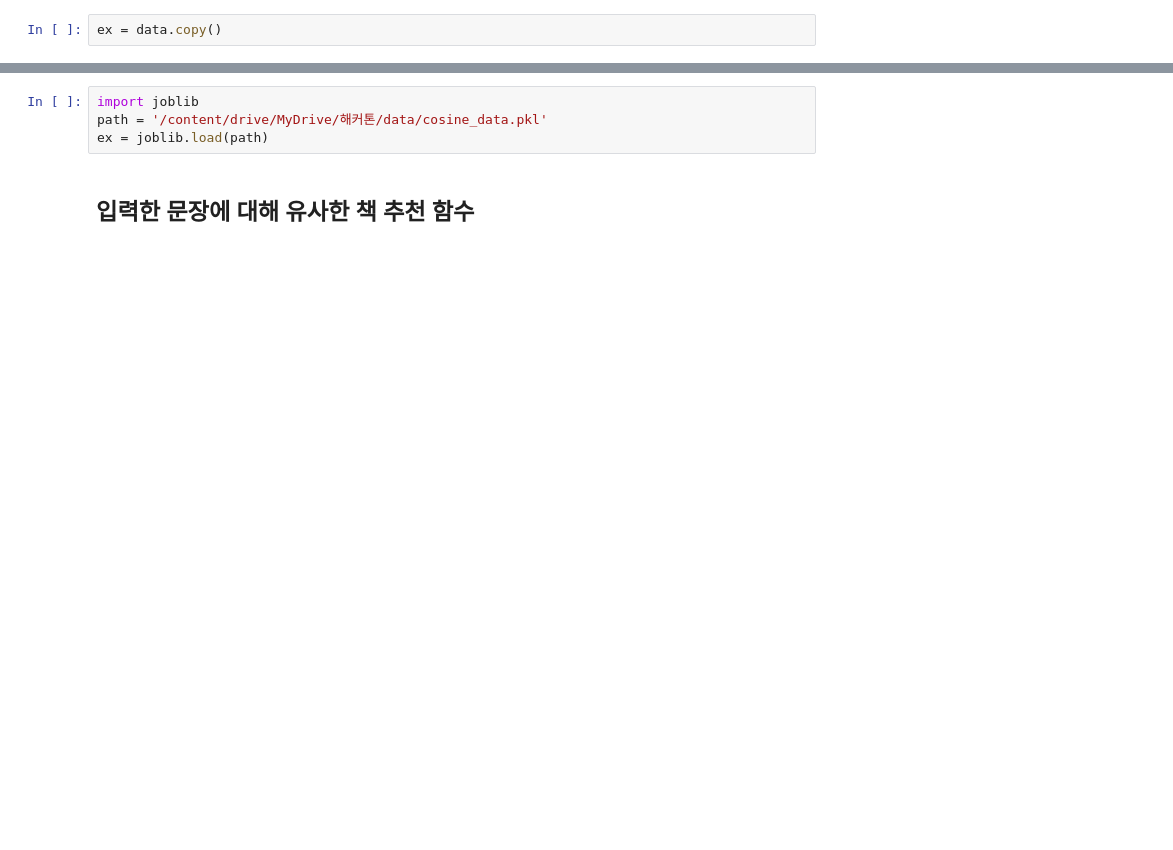
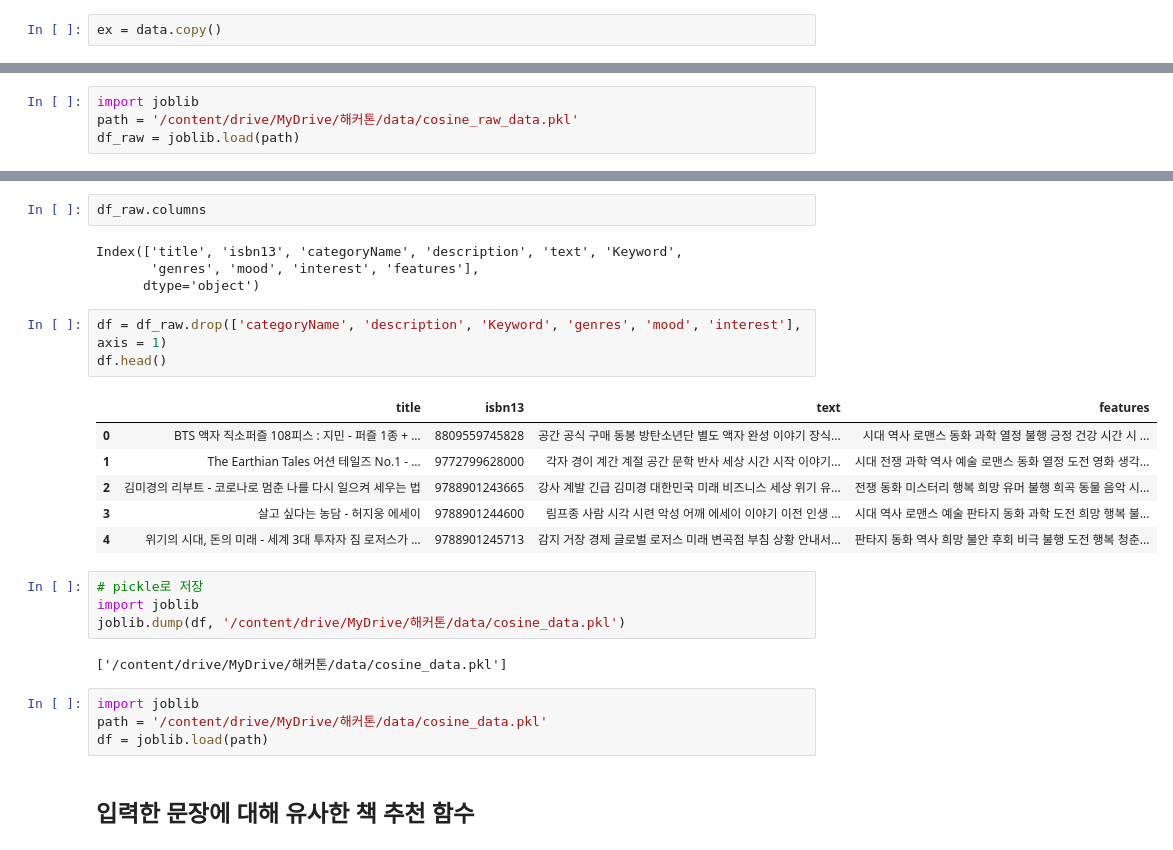
Before and after one commit to Bookieum/Bookieum_-AI, a Jupyter notebook: content-based filtering.ipynb, the cells around one changed output, grey strips where cells are left out. Drawn from its saved outputs; the diff is of its cells as text; blank space fills up the shorter version.

Commit message:
# function content-based-filtering

```diff
--- a/content-based filtering.ipynb
+++ b/content-based filtering.ipynb
@@ -763,0 +758,4 @@ Requirement already satisfied: six>=1.5 in /usr/local/lib/python3.10/dist-packag
+# %%
+import joblib
+path = '/content/drive/MyDrive/해커톤/data/cosine_raw_data.pkl'
+df_raw = joblib.load(path)
@@ -764,7 +771,29 @@ Requirement already satisfied: six>=1.5 in /usr/local/lib/python3.10/dist-packag
+# %%
+df_raw.columns
+# %% [output]
+Index(['title', 'isbn13', 'categoryName', 'description', 'text', 'Keyword',
+       'genres', 'mood', 'interest', 'features'],
+      dtype='object')
+# %%
+df = df_raw.drop(['categoryName', 'description', 'Keyword', 'genres', 'mood', 'interest'], axis = 1)
+df.head()
+# %% [output]
+|  | title | isbn13 | text | features |
+| 0 | BTS 액자 직소퍼즐 108피스 : 지민 - 퍼즐 1종 + ... | 8809559745828 | 공간 공식 구매 동봉 방탄소년단 별도 액자 완성 이야기 장식... | 시대 역사 로맨스 동화 과학 열정 불행 긍정 건강 시간 시 ... |
+| 1 | The Earthian Tales 어션 테일즈 No.1 - ... | 9772799628000 | 각자 경이 계간 계절 공간 문학 반사 세상 시간 시작 이야기... | 시대 전쟁 과학 역사 예술 로맨스 동화 열정 도전 영화 생각... |
+| 2 | 김미경의 리부트 - 코로나로 멈춘 나를 다시 일으켜 세우는 법 | 9788901243665 | 강사 계발 긴급 김미경 대한민국 미래 비즈니스 세상 위기 유... | 전쟁 동화 미스터리 행복 희망 유머 불행 희곡 동물 음악 시... |
+| 3 | 살고 싶다는 농담 - 허지웅 에세이 | 9788901244600 | 림프종 사람 시각 시련 악성 어깨 에세이 이야기 이전 인생 ... | 시대 역사 로맨스 예술 판타지 동화 과학 도전 희망 행복 불... |
+| 4 | 위기의 시대, 돈의 미래 - 세계 3대 투자자 짐 로저스가 ... | 9788901245713 | 감지 거장 경제 글로벌 로저스 미래 변곡점 부침 상황 안내서... | 판타지 동화 역사 희망 불안 후회 비극 불행 도전 행복 청춘... |
+# %%
+# pickle로 저장
+import joblib
+joblib.dump(df, '/content/drive/MyDrive/해커톤/data/cosine_data.pkl')
+# %% [output]
+['/content/drive/MyDrive/해커톤/data/cosine_data.pkl']
 # %%
 import joblib
 path = '/content/drive/MyDrive/해커톤/data/cosine_data.pkl'
-ex = joblib.load(path)
+df = joblib.load(path)
 # %% [markdown]
 ## 입력한 문장에 대해 유사한 책 추천 함수
 # %%
```
Also changed, not shown: parts of 44 cells of this notebook, 1 other file.
